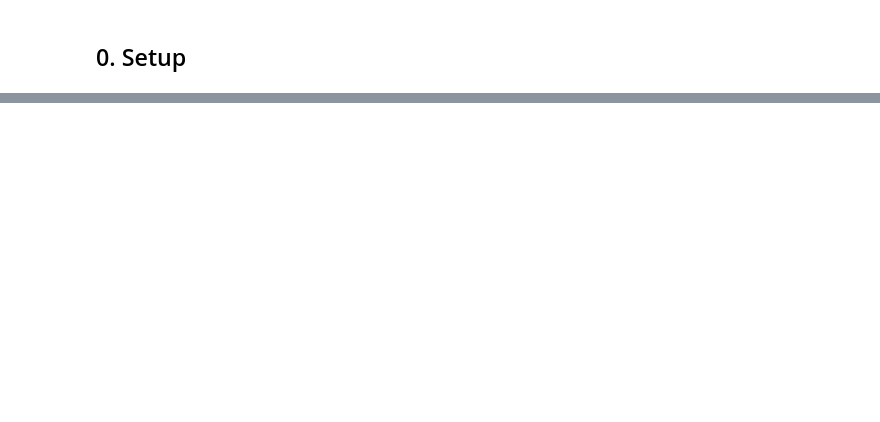
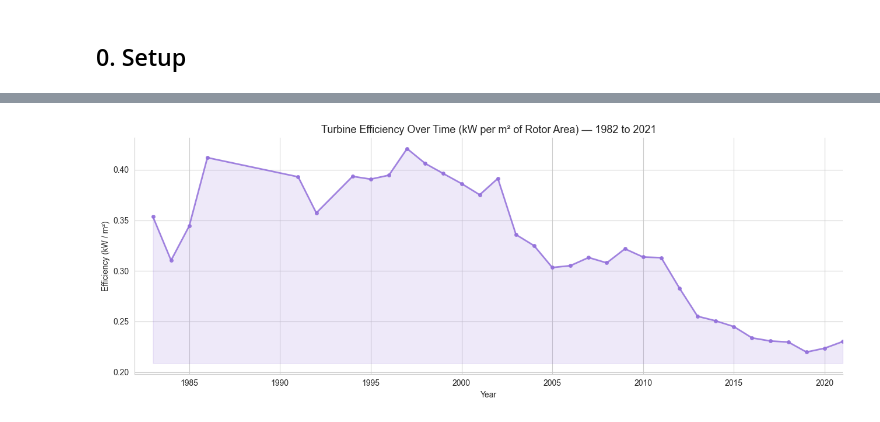
Before and after one commit to zalmutawa/wind-turbines-eda, a Jupyter notebook: code/03_EDA.ipynb, the cells around one changed output, grey strips where cells are left out. Drawn from its saved outputs; the diff is of its cells as text; code cells hidden in the pictures; blank space fills up the shorter version.

```diff
--- a/code/03_EDA.ipynb
+++ b/code/03_EDA.ipynb
@@ -507,0 +125,23 @@ H5 SUPPORTED — rotors grew faster than capacity (optimizing for lower wind sit
+# %%
+# --- 1d. efficiency trend (kW/m²) — 1982 to 2021 ---
+
+eff_yr = df.dropna(subset=['efficiency','p_year']).groupby('p_year')['efficiency'].mean().reset_index()
+
+fig, ax = plt.subplots(figsize=(13, 5))
+
+ax.plot(eff_yr['p_year'], eff_yr['efficiency'], 'o-',
+        color='mediumpurple', lw=2, ms=4, alpha=0.85)
+
+# shade the area under the curve so the trend pops
+ax.fill_between(eff_yr['p_year'], eff_yr['efficiency'],
+                eff_yr['efficiency'].min() * 0.95,
+                alpha=0.15, color='mediumpurple')
+
+ax.set_xlabel("Year")
+ax.set_ylabel("Efficiency (kW / m²)")
+ax.set_title("Turbine Efficiency Over Time (kW per m² of Rotor Area) — 1982 to 2021", fontsize=13)
+ax.set_xlim(1982, 2021)
+plt.tight_layout()
+plt.show()
+# %% [output]
+[figure, added]
```
Also changed, not shown: parts of 58 cells of this notebook, 3 other files.
